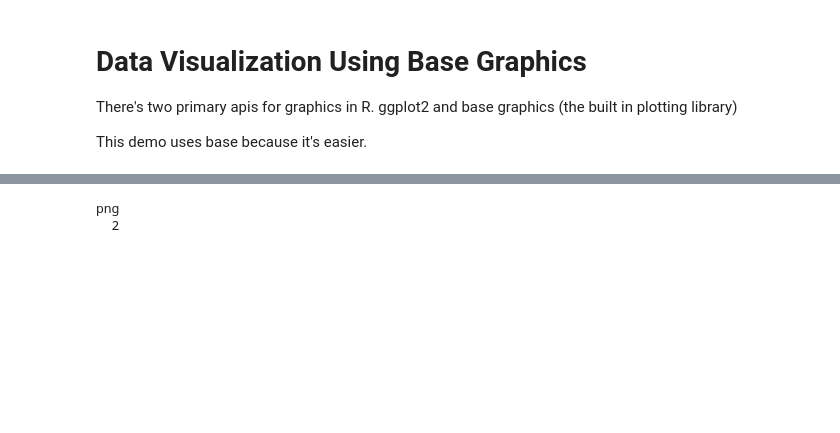
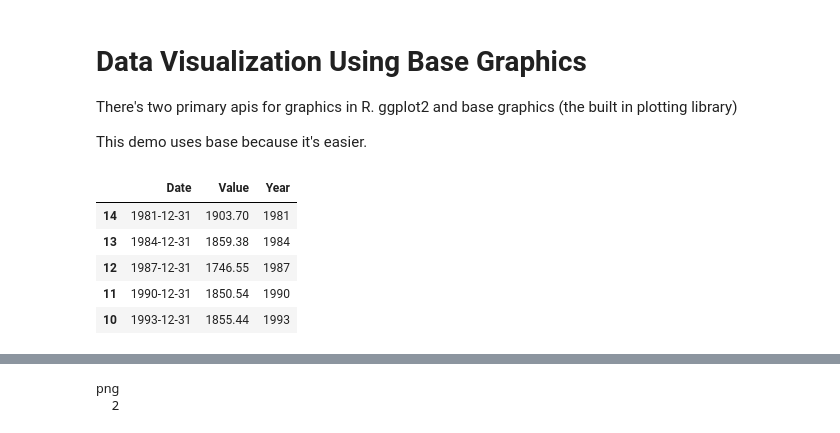
Before and after one commit to DustinEwers/r-talk-demos, a Jupyter notebook: code/r-vs-demos/r-vs-demos/Data Visualization - Base Graphics.ipynb, the cells around one changed output, grey strips where cells are left out. Cells and saved outputs as stored; diff of their text form; code cells hidden in the pictures; blank space fills up the shorter version.

```diff
--- a/code/r-vs-demos/r-vs-demos/Data Visualization - Base Graphics.ipynb
+++ b/code/r-vs-demos/r-vs-demos/Data Visualization - Base Graphics.ipynb
@@ -13,5 +13,14 @@ povertyDf$Year = unlist(lapply(povertyDf$Date, getYear))
 # %%
 #order the data by date asc
 povertyDf = povertyDf[order(povertyDf$Year, decreasing = FALSE),]
+# %%
+head(povertyDf, 5)
+# %% [output]
+|  | Date | Value | Year |
+| 14 | 1981-12-31 | 1903.70 | 1981 |
+| 13 | 1984-12-31 | 1859.38 | 1984 |
+| 12 | 1987-12-31 | 1746.55 | 1987 |
+| 11 | 1990-12-31 | 1850.54 | 1990 |
+| 10 | 1993-12-31 | 1855.44 | 1993 |
 # %%
 #resize the default plot size so we can actually read it on screen
```
Also changed, not shown: parts of 7 cells of this notebook, 5 other files.
